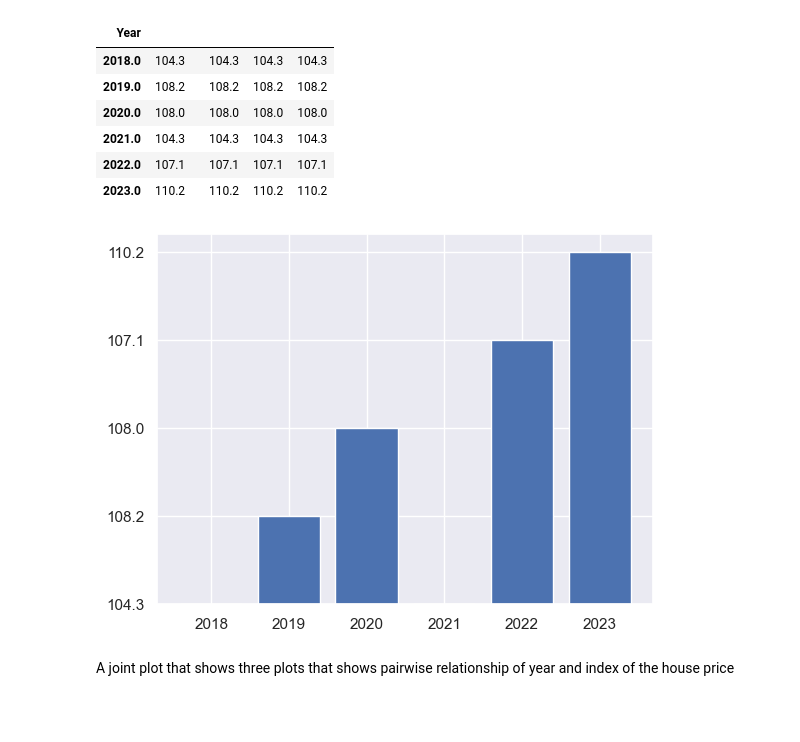
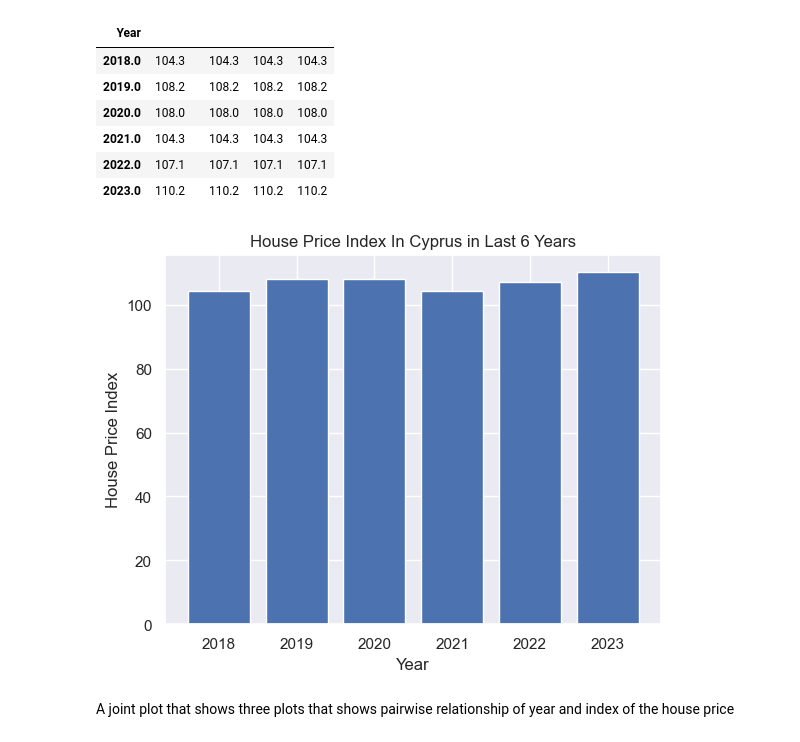
Before and after one commit to TanerGithub2023/Project-in-Data-Science-House-Prices, a Jupyter notebook: Factors and Effects That Increases House Prices in Cyprus.ipynb, the cells around one changed output. Cells and saved outputs as stored; diff of their text form; code cells hidden in the pictures; blank space fills up the shorter version.

```diff
--- a/Factors and Effects That Increases House Prices in Cyprus.ipynb
+++ b/Factors and Effects That Increases House Prices in Cyprus.ipynb
@@ -105,11 +108,14 @@ pd.pivot_table(df2,index='Year',values='Index',aggfunc=[np.mean,np.median,min,ma
 | 2023.0 | 110.2 | 110.2 | 110.2 | 110.2 |
 # %%
 Yearb=['2018','2019','2020','2021','2022','2023']
-HouseIndex=['104.3','108.2','108.0','104.3','107.1','110.2']
+HouseIndex=[104.3,108.2,108.0,104.3,107.1,110.2]
 plt.bar(Yearb,HouseIndex)
+plt.title("House Price Index In Cyprus in Last 6 Years")
+plt.xlabel('Year')
+plt.ylabel('House Price Index')
 plt.show()
 # %% [output]
-[figure, old version]
+[figure, new version]
 # %% [markdown]
 A joint plot that shows three plots that shows pairwise relationship of year and index of the house price
 # %%
```
Also changed, not shown: parts of 24 cells of this notebook.
